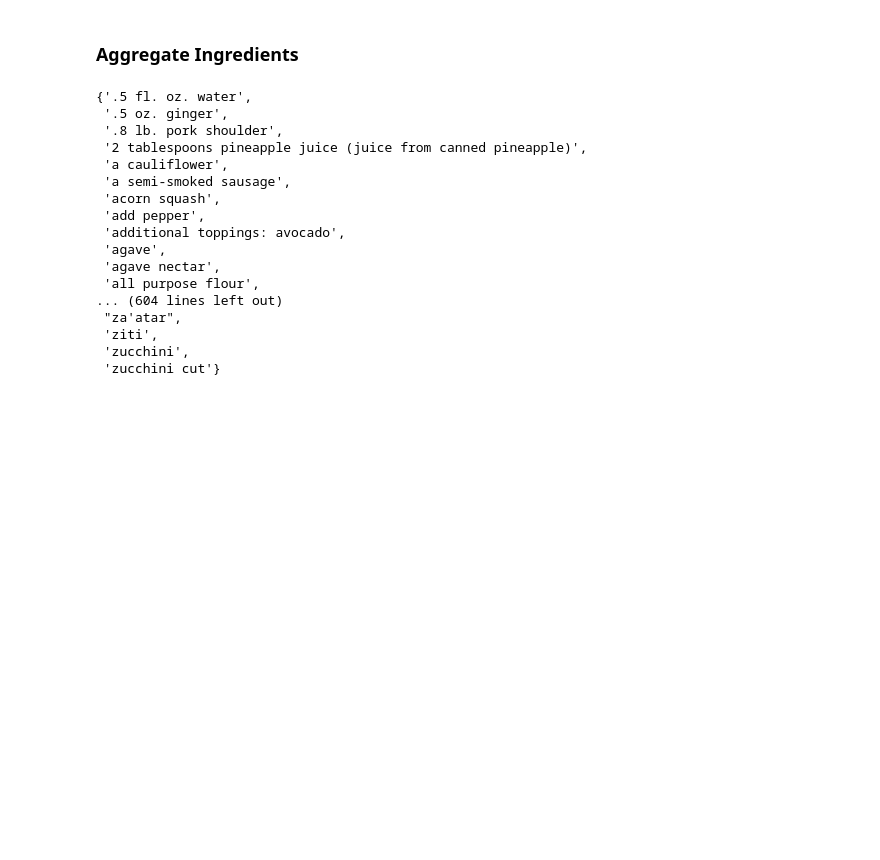
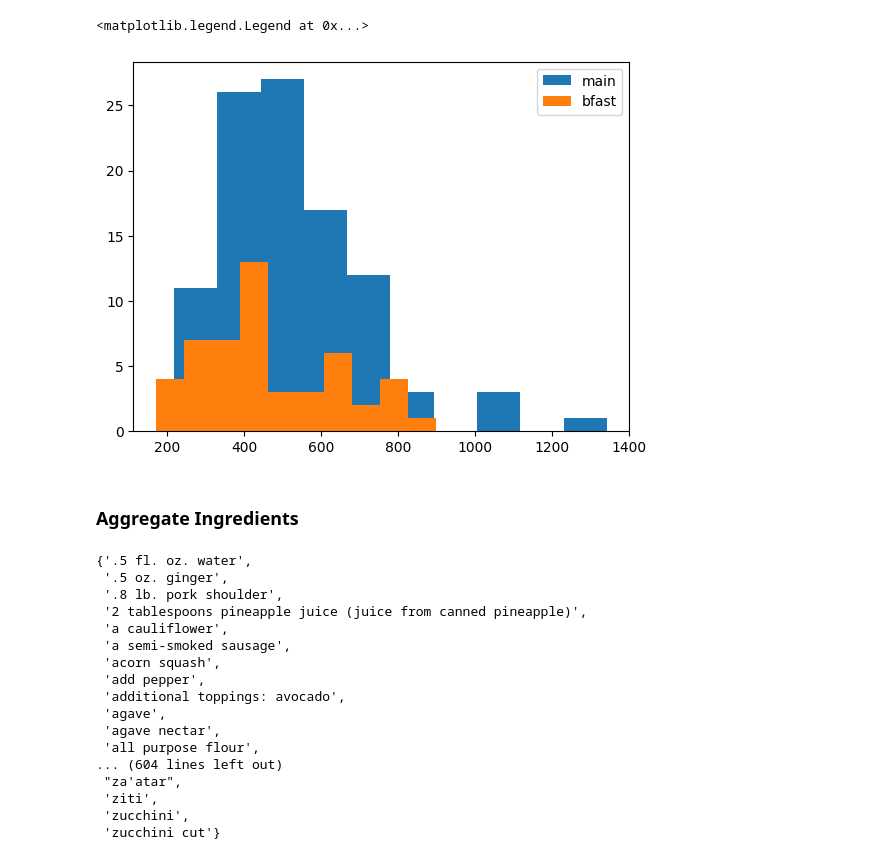
Before and after one commit to priyanshum17/Hacklytics2024, a Jupyter notebook: backend/test.ipynb, the cells around one changed output. Drawn from its saved outputs; the diff is of its cells as text; code cells hidden in the pictures; blank space fills up the shorter version.

```diff
--- a/backend/test.ipynb
+++ b/backend/test.ipynb
@@ -57,3 +30,26 @@ sample(meals, 2)
+# %%
+calories = []
+for i, bfast in enumerate(meals_1):
+    bfast_ = bfast["nutrition"]["nutrients"]
+    if bfast_[0]["name"] == "Calories":
+        calories.append(bfast_[0]["amount"])
+    else:
+        print(i)
+
+calories2 = []
+for i, bfast in enumerate(meals_2):
+    bfast_ = bfast["nutrition"]["nutrients"]
+    if bfast_[0]["name"] == "Calories":
+        calories2.append(bfast_[0]["amount"])
+    else:
+        print(i)
+# %%
+plt.hist(calories2, label = "main")
+plt.hist(calories, label = "bfast")
+plt.legend()
+# %% [output]
+<matplotlib.legend.Legend at 0x...>
+[figure, added]
 # %% [markdown]
 ### Aggregate Ingredients
 # %%
```
Also changed, not shown: parts of 4 cells of this notebook, 3 other files.
